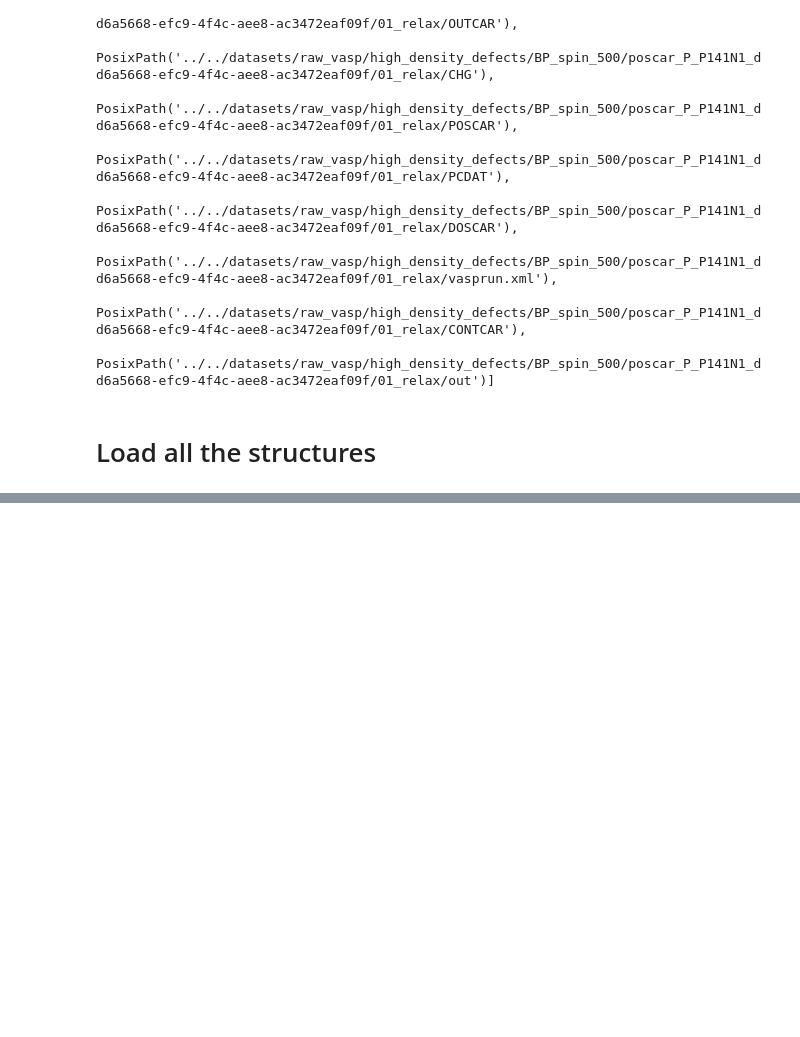
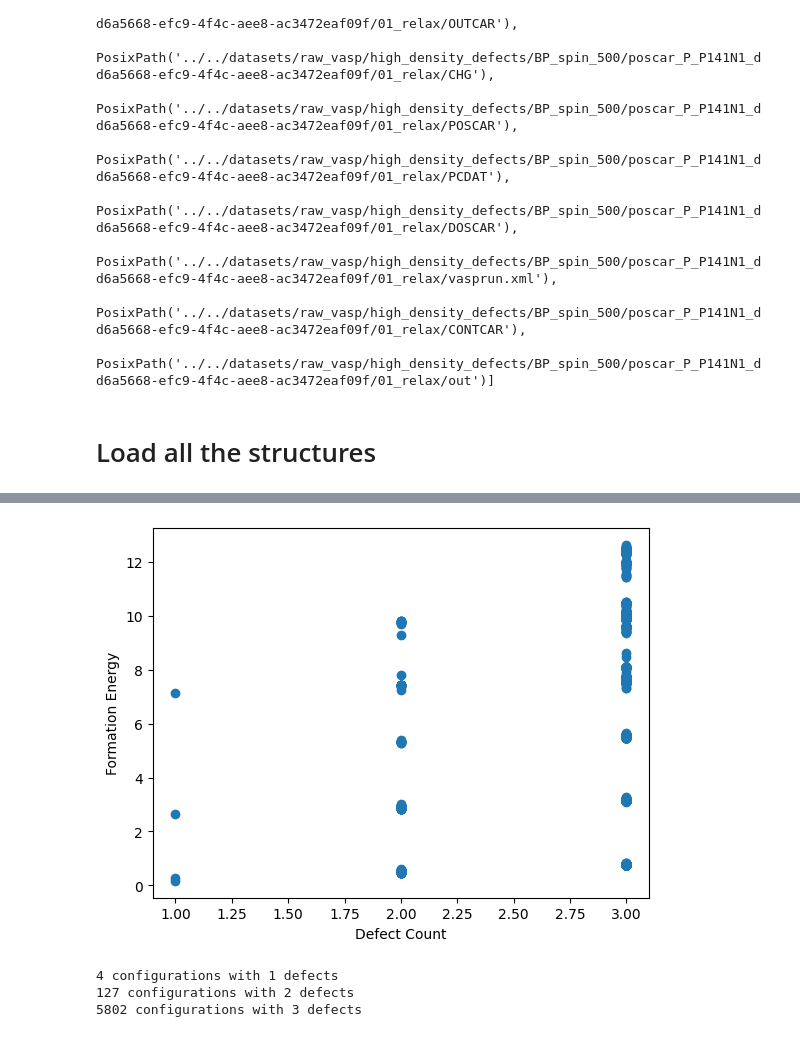
Before and after one commit to RuslanGaliullin/course_progect_23-24, a Jupyter notebook: notebooks/standalone_data_reading_example/data_loading_example.ipynb, the cells around one changed output, grey strips where cells are left out. Drawn from its saved outputs; the diff is of its cells as text; code cells hidden in the pictures; blank space fills up the shorter version.

```diff
--- a/notebooks/standalone_data_reading_example/data_loading_example.ipynb
+++ b/notebooks/standalone_data_reading_example/data_loading_example.ipynb
@@ -393,0 +530,22 @@ Loaded 14866 structures
+# %%
+df = flat_2DMMD_filtered.copy()
+# create a scatter plot
+plt.scatter(df['defect_count'], df['formation_energy'])
+
+# set the axis labels
+plt.xlabel('Defect Count')
+plt.ylabel('Formation Energy')
+
+# show the plot
+plt.show()
+# %% [output]
+[figure, added]
+# %%
+for i in range(1, 25):
+    number = len(flat_2DMMD_filtered[flat_2DMMD_filtered['defects'].apply(lambda x: len(x) == i)])
+    if number != 0:
+        print(f"{number} configurations with {i} defects")
+# %% [output]
+4 configurations with 1 defects
+127 configurations with 2 defects
+5802 configurations with 3 defects
```
Also changed, not shown: parts of 41 cells of this notebook, 5 other files.
